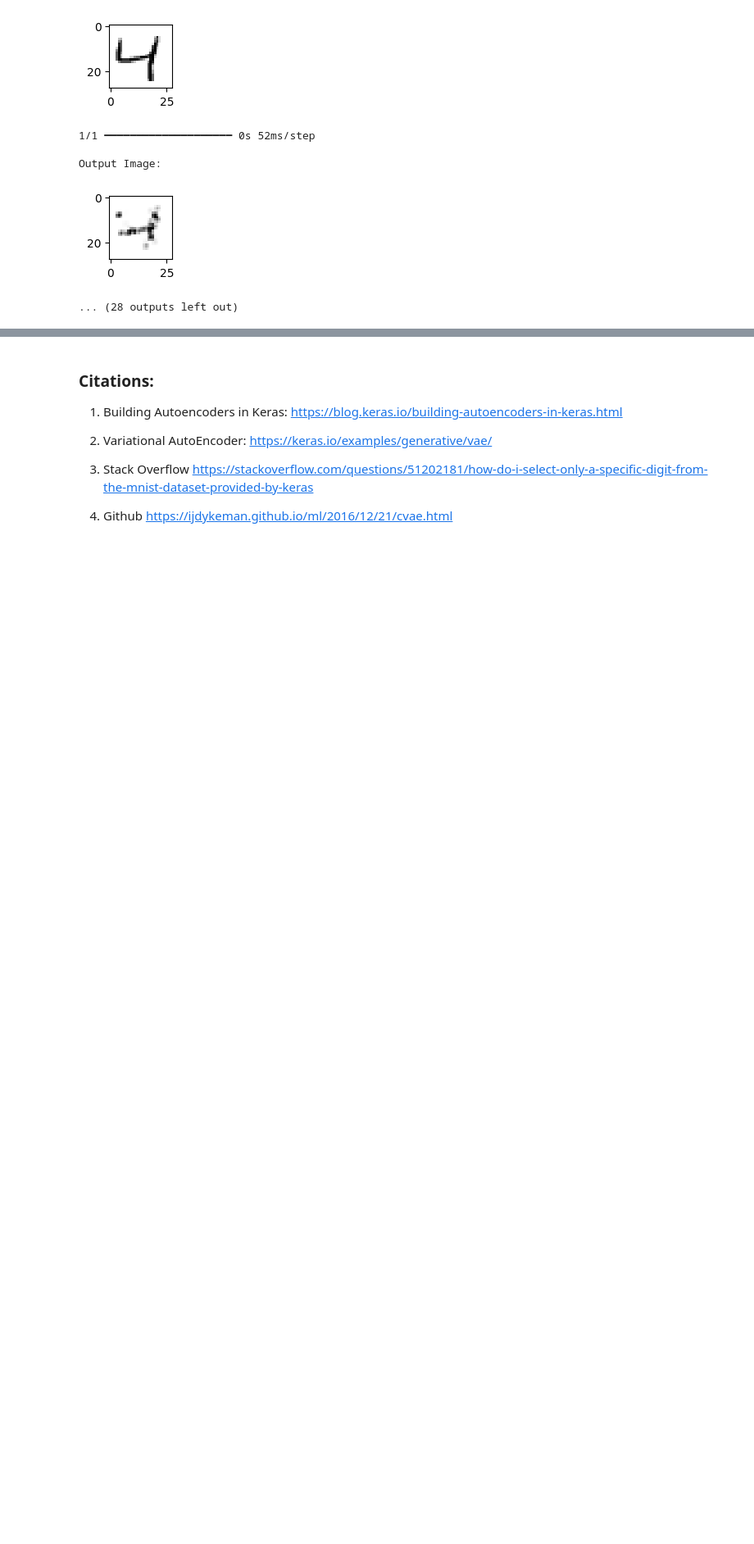
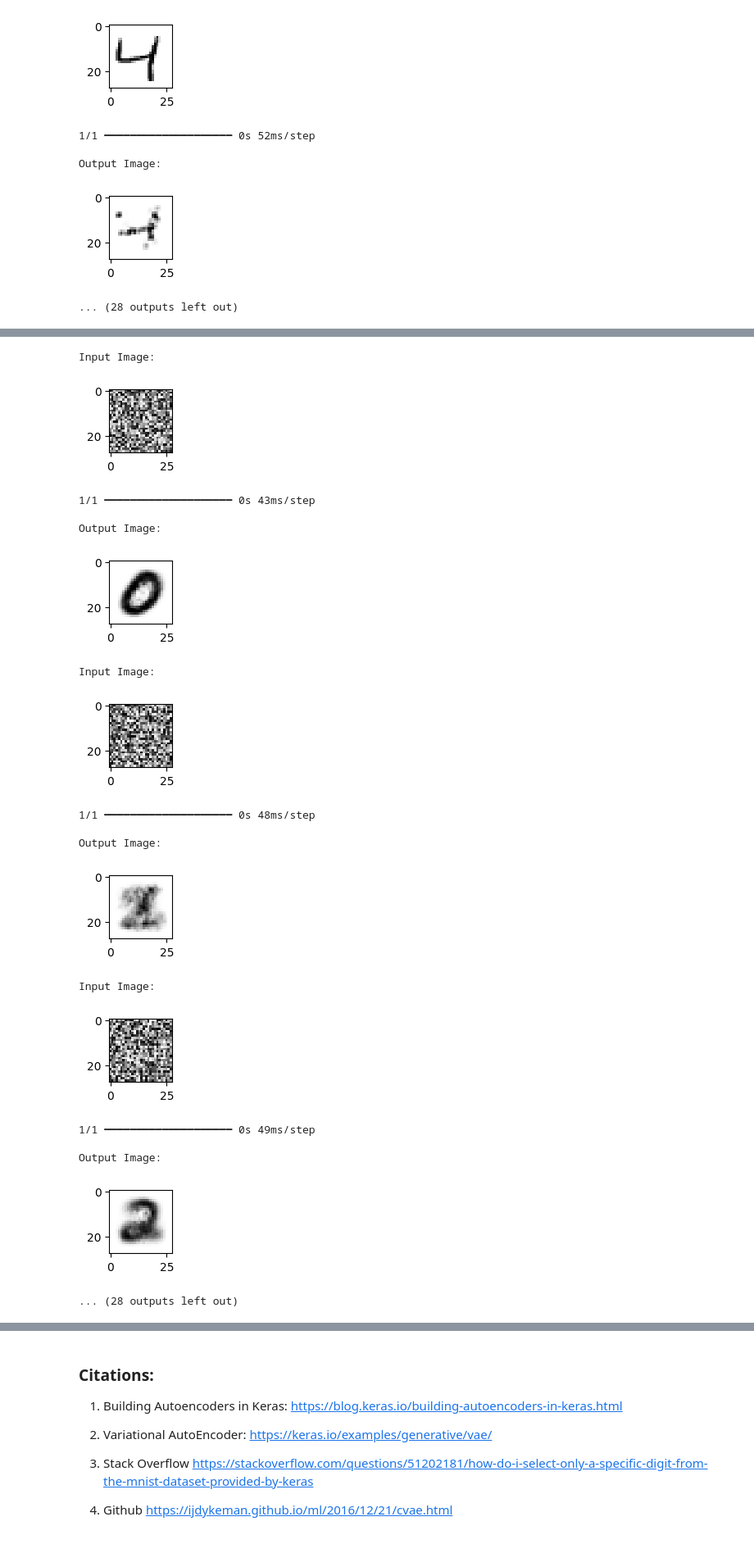
Before and after one commit to mmartinez279/AutoEncoder, a Jupyter notebook: autoEncoder.ipynb, the cells around one changed output, grey strips where cells are left out. Shown at 82% size. Cells and saved outputs as stored; diff of their text form; code cells hidden in the pictures; blank space fills up the shorter version.

Commit message:
Fully working generative image model

```diff
--- a/autoEncoder.ipynb
+++ b/autoEncoder.ipynb
@@ -715,12 +717,12 @@ train_dataset = train_dataset.shuffle(len(mnist_digits)).batch(128)
 ### Create the model
 # %%
 # Create and set up the CVAE
-cvar_autoEncoder = Conditional_Var_AutoEncoder((28,28), labelSize=10, flattened=False, latent_dim=16)
-cvar_autoEncoder.constructModel(numOfHiddenLayers=3)
+cvar_autoEncoder = Conditional_Var_AutoEncoder((28,28), labelSize=10, flattened=False, latent_dim=32)
+cvar_autoEncoder.constructModel(numOfHiddenLayers=5)
 
 encoder, decoder = cvar_autoEncoder.getModels()
 
 # Create the CVAE model
 cvae = CVAE(encoder, decoder)
-cvae.compile(optimizer=keras.optimizers.Adam(learning_rate=0.001))
+cvae.compile(optimizer=keras.optimizers.Adam(learning_rate=0.005))
 # %% [output]
@@ -791,21 +792,0 @@ Output Image:
-# %%
-# Function for getting a number encoding label
-def createLabelEncoding(num):
-    encoding  = np.zeros(10)
-    encoding[num] = 1
-    return encoding
-
-test_image = np.zeros((28, 28, 1), dtype=np.float32)
-
-start_idx = 7  # (28 - 14) // 2
-end_idx = 22   # start_idx + 14
-box_size = 1
-
-for i in range(start_idx, end_idx, box_size):
-   for j in range(start_idx, end_idx, box_size):
-       # If sum of indices is even, make it black (0)
-       if ((i + j) // box_size) % 2 == 0:
-           test_image[i:i+box_size, j:j+box_size] = 1
-
-test_label = createLabelEncoding(5)
-cvar_autoEncoder.compareInputOutput(test_image, test_label)  # Uses test_image but with the given input of 5
@@ -823,4 +792,0 @@ content with the model's generation of it's own 5. I might come back later and w
-# %%
-for i in range(10):
-    print(f"\nImage of a 5 with Label: {i}")
-    cvar_autoEncoder.compareInputOutput(mnist_digits[0], createLabelEncoding(i))
@@ -854,0 +795,32 @@ Overall, I think that this does not show too much, but again, I think that if I
+# %%
+# Function for getting a number encoding label
+def createLabelEncoding(num):
+    encoding  = np.zeros(10)
+    encoding[num] = 1
+    return encoding
+
+
+for i in range(10):
+    test_image = np.random.random((28,28,1))
+    test_label = createLabelEncoding(i)
+    cvar_autoEncoder.compareInputOutput(test_image, test_label) # Here we give the model a noise image, and the number we want it to generate
+# %% [output]
+Input Image:
+[figure, added]
+1/1 ━━━━━━━━━━━━━━━━━━━━ 0s 43ms/step
+
+Output Image:
+[figure, added]
+Input Image:
+[figure, added]
+1/1 ━━━━━━━━━━━━━━━━━━━━ 0s 48ms/step
+
+Output Image:
+[figure, added]
+Input Image:
+[figure, added]
+1/1 ━━━━━━━━━━━━━━━━━━━━ 0s 49ms/step
+
+Output Image:
+[figure, added]
+... (28 outputs left out)
```
Also changed, not shown: parts of 12 cells of this notebook, 1 other file.
